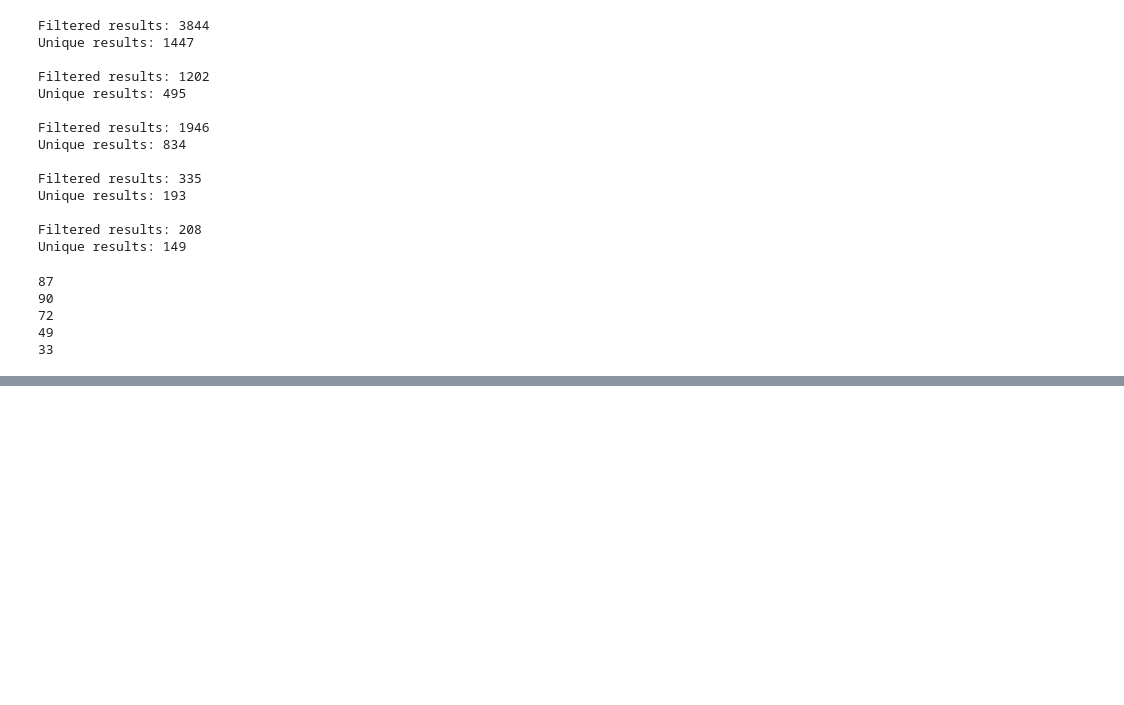
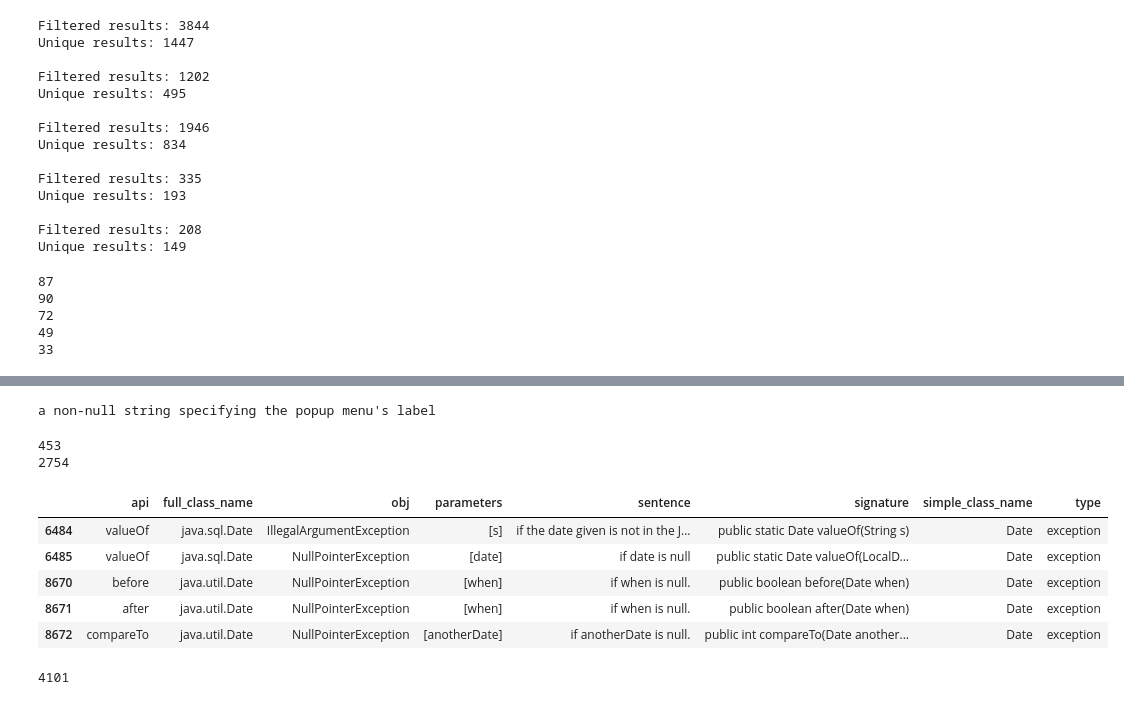
Before and after one commit to thienbuinguyen/github-api-caveats, a Jupyter notebook: APIDoc2Rules.ipynb, the cells around one changed output, grey strips where cells are left out. Cells and saved outputs as stored; diff of their text form; code cells hidden in the pictures; blank space fills up the shorter version.

```diff
--- a/APIDoc2Rules.ipynb
+++ b/APIDoc2Rules.ipynb
@@ -10,6 +8,7 @@ parser = CoreNLPParser(url='http://localhost:9010', tagtype='pos')
 # %%
 # load the non-dreprecated java doc caveat sentences of methods (parameters or exception level)
 caveat_files_dir = './output/java_12_spec_caveat_sentences_revised/'
+caveats = []
 method_caveats = []
 parameter_caveats = []
 exception_caveats = []
@@ -35,16 +34,18 @@ for file in files:
                         break
 
                 for sentence in caveat['sentences']:
-                    method_caveats.append({
-                                    'obj': '',
-                                    'simple_class_name': simple_class_name,
-                                    'full_class_name': full_class_name,
-                                    'api': caveat['name'],
-                                    'signature': caveat['signature'],
-                                    'sentence': sentence,
-                                    'parameters': parameters,
-                                    'type': 'method'
-                                })
+                    e = {
+                        'obj': '',
+                        'simple_class_name': simple_class_name,
+                        'full_class_name': full_class_name,
+                        'api': caveat['name'],
+                        'signature': caveat['signature'],
+                        'sentence': sentence,
+                        'parameters': parameters,
+                        'type': 'method'
+                    }
+                    method_caveats.append(e)
+                    caveats.append(e)
 
                 if collected:
                     # add all parameter and exception level sentences
@@ -53,7 +54,7 @@ for file in files:
                             for obj in misc_obj['list']:
                                 for misc_sentence in obj['sentences']:
                                     if misc_obj['name'] == 'Parameters:':
-                                        parameter_caveats.append({
+                                        e = {
                                             'obj': obj['parameter'],
                                             'simple_class_name': simple_class_name,
                                             'full_class_name': full_class_name,
@@ -62,9 +63,11 @@ for file in files:
                                             'sentence': misc_sentence,
                                             'parameters': parameters,
                                             'type': 'parameter'
-                                        })
+                                        }
+                                        parameter_caveats.append(e)
+                                        caveats.append(e)
                                     else:
-                                        exception_caveats.append({
+                                        e = {
                                             'obj': obj['exception'],
                                             'simple_class_name': simple_class_name,
                                             'full_class_name': full_class_name,
@@ -73,8 +76,11 @@ for file in files:
                                             'sentence': misc_sentence,
                                             'parameters': parameters,
                                             'type': 'exception'
-                                        })
+                                        }
+                                        exception_caveats.append(e)
+                                        caveats.append(e)
 
+caveats_df = pd.DataFrame(caveats)
 method_caveat_df = pd.DataFrame(method_caveats)
 parameter_caveat_df = pd.DataFrame(parameter_caveats)
 exception_caveat_df = pd.DataFrame(exception_caveats)
@@ -769,0 +849,29 @@ None
+# %%
+print(parameter_caveat_df.loc[390, 'sentence'])
+# %% [output]
+a non-null string specifying the popup menu's label
+# %%
+print(len(exception_caveat_df[exception_caveat_df['obj'] == "IndexOutOfBoundsException"].index))
+print(len(exception_caveat_df[exception_caveat_df['obj'] == "NullPointerException"].index))
+# %% [output]
+453
+2754
+# %%
+exception_caveat_df[exception_caveat_df['simple_class_name'] == "Date"].head()
+# %% [output]
+|  | api | full_class_name | obj | parameters | sentence | signature | simple_class_name | type |
+| 6484 | valueOf | java.sql.Date | IllegalArgumentException | [s] | if the date given is not in the J... | public static Date valueOf(String s) | Date | exception |
+| 6485 | valueOf | java.sql.Date | NullPointerException | [date] | if date is null | public static Date valueOf(LocalD... | Date | exception |
+| 8670 | before | java.util.Date | NullPointerException | [when] | if when is null. | public boolean before(Date when) | Date | exception |
+| 8671 | after | java.util.Date | NullPointerException | [when] | if when is null. | public boolean after(Date when) | Date | exception |
+| 8672 | compareTo | java.util.Date | NullPointerException | [anotherDate] | if anotherDate is null. | public int compareTo(Date another... | Date | exception |
+# %%
+c = 0
+for i in exception_caveat_df.index:
+    obj = exception_caveat_df.iloc[i]
+    rules = get_range_rules(obj)
+    if rules:
+        c += 1
+print(c)
+# %% [output]
+4101
```
Also changed, not shown: parts of 20 cells of this notebook, 4 other files.
